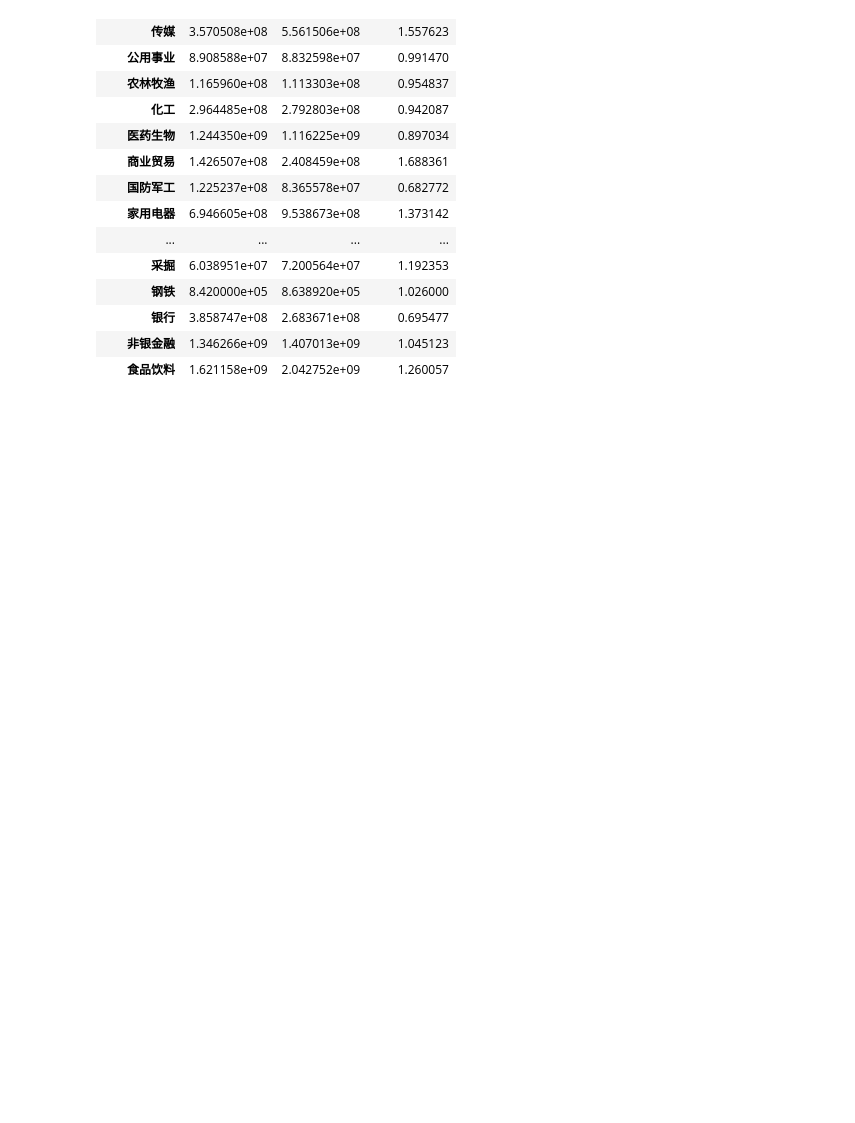
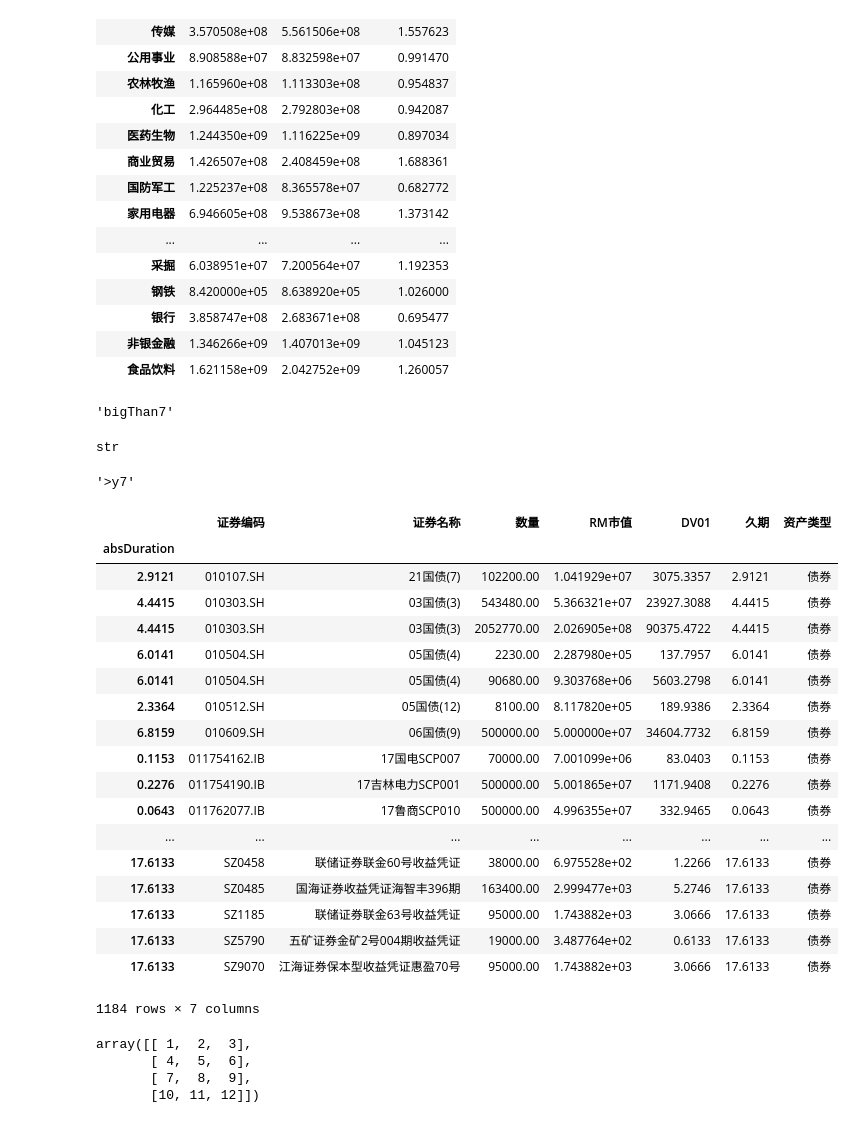
Before and after one commit to xuteng0220/DataSciencePython, a Jupyter notebook: industryBeta.ipynb, the cells around one changed output. Saved outputs shown, nothing was run; the diff lists cells and outputs as text; code cells hidden in the pictures; blank space fills up the shorter version.

```diff
--- a/industryBeta.ipynb
+++ b/industryBeta.ipynb
@@ -93,0 +105,8 @@ bond.to_excel(writer, sheet_name = 'Duration', index=False, header=True)
+# %%
+a
+# %% [output]
+'bigThan7'
+# %%
+type(a)
+# %% [output]
+str
@@ -93,0 +124,29 @@ bond.to_excel(writer, sheet_name = 'Duration', index=False, header=True)
+# %%
+abs_duration(8)
+# %% [output]
+'>y7'
+# %%
+bond = bond[bond['资产类型'] == '债券'].dropna()
+grade = bond.copy()
+grade['absDuration'] = np.abs(grade['久期'])
+grade.set_index(['absDuration'])
+# %% [output]
+|  | 证券编码 | 证券名称 | 数量 | RM市值 | DV01 | 久期 | 资产类型 |
+| absDuration |  |  |  |  |  |  |  |
+| 2.9121 | 010107.SH | 21国债(7) | 102200.00 | 1.041929e+07 | 3075.3357 | 2.9121 | 债券 |
+| 4.4415 | 010303.SH | 03国债(3) | 543480.00 | 5.366321e+07 | 23927.3088 | 4.4415 | 债券 |
+| 4.4415 | 010303.SH | 03国债(3) | 2052770.00 | 2.026905e+08 | 90375.4722 | 4.4415 | 债券 |
+| 6.0141 | 010504.SH | 05国债(4) | 2230.00 | 2.287980e+05 | 137.7957 | 6.0141 | 债券 |
+| 6.0141 | 010504.SH | 05国债(4) | 90680.00 | 9.303768e+06 | 5603.2798 | 6.0141 | 债券 |
+| 2.3364 | 010512.SH | 05国债(12) | 8100.00 | 8.117820e+05 | 189.9386 | 2.3364 | 债券 |
+| 6.8159 | 010609.SH | 06国债(9) | 500000.00 | 5.000000e+07 | 34604.7732 | 6.8159 | 债券 |
+| 0.1153 | 011754162.IB | 17国电SCP007 | 70000.00 | 7.001099e+06 | 83.0403 | 0.1153 | 债券 |
+| 0.2276 | 011754190.IB | 17吉林电力SCP001 | 500000.00 | 5.001865e+07 | 1171.9408 | 0.2276 | 债券 |
+| 0.0643 | 011762077.IB | 17鲁商SCP010 | 500000.00 | 4.996355e+07 | 332.9465 | 0.0643 | 债券 |
+| ... | ... | ... | ... | ... | ... | ... | ... |
+| 17.6133 | SZ0458 | 联储证券联金60号收益凭证 | 38000.00 | 6.975528e+02 | 1.2266 | 17.6133 | 债券 |
+| 17.6133 | SZ0485 | 国海证券收益凭证海智丰396期 | 163400.00 | 2.999477e+03 | 5.2746 | 17.6133 | 债券 |
+| 17.6133 | SZ1185 | 联储证券联金63号收益凭证 | 95000.00 | 1.743882e+03 | 3.0666 | 17.6133 | 债券 |
+| 17.6133 | SZ5790 | 五矿证券金矿2号004期收益凭证 | 19000.00 | 3.487764e+02 | 0.6133 | 17.6133 | 债券 |
+| 17.6133 | SZ9070 | 江海证券保本型收益凭证惠盈70号 | 95000.00 | 1.743882e+03 | 3.0666 | 17.6133 | 债券 |
+1184 rows × 7 columns
@@ -93,0 +164,11 @@ bond.to_excel(writer, sheet_name = 'Duration', index=False, header=True)
+# %%
+abc = np.array([[1, 2, 3],
+                 [4, 5, 6],
+                 [7, 8, 9],
+                 [10, 11, 12]])
+abc
+# %% [output]
+array([[ 1,  2,  3],
+       [ 4,  5,  6],
+       [ 7,  8,  9],
+       [10, 11, 12]])
```
Also changed, not shown: parts of 13 cells of this notebook, 2 other files.
